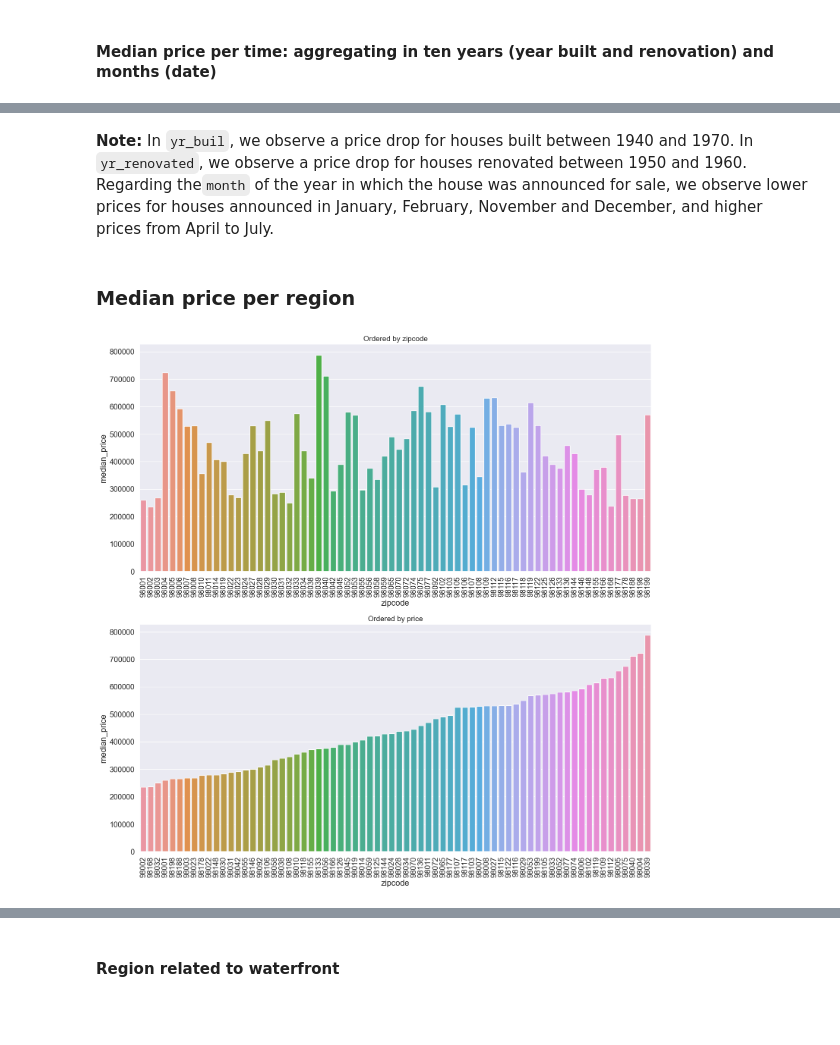
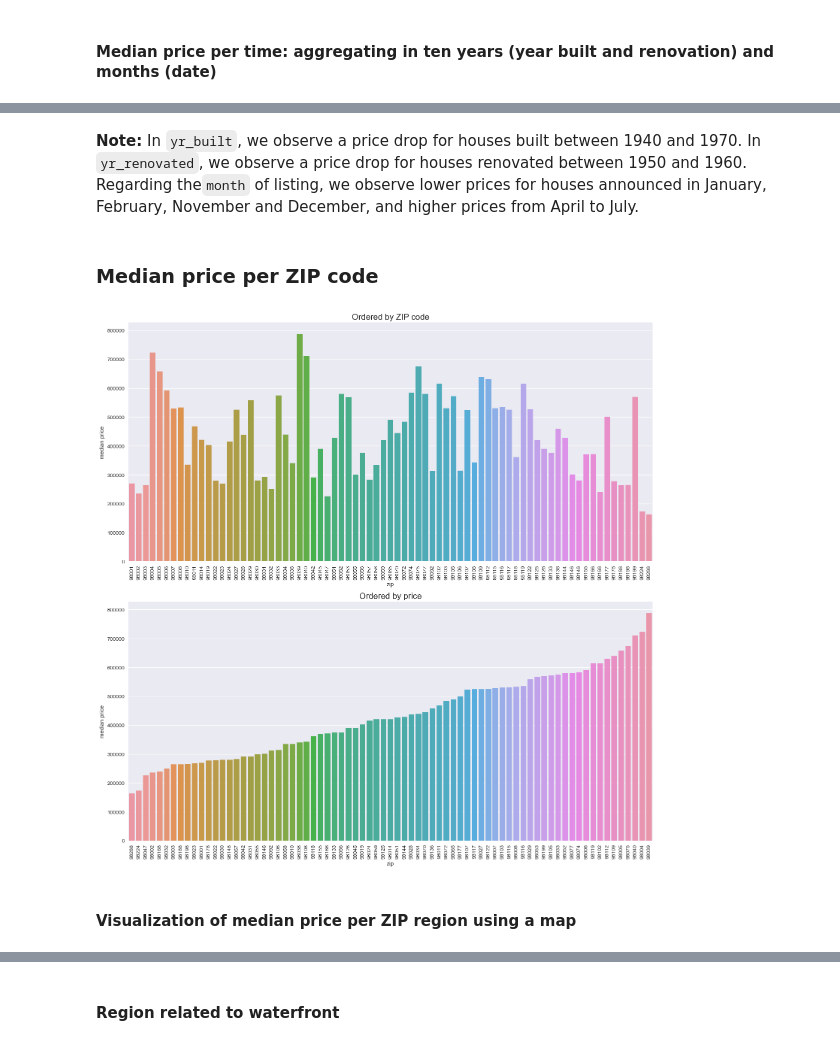
Before and after one commit to ricardobgarcia/kc_house_project, a Jupyter notebook: project_kc_house_dataset.ipynb, the cells around one changed output, grey strips where cells are left out. Saved outputs shown, nothing was run; the diff lists cells and outputs as text; code cells hidden in the pictures; blank space fills up the shorter version.

```diff
--- a/project_kc_house_dataset.ipynb
+++ b/project_kc_house_dataset.ipynb
@@ -42,7 +72,7 @@ import seaborn as sns
 # %%
 # Values up to 2 decimals 0.00
 pd.set_option('display.float_format', '{:.2f}'.format )
-# Plot font scale
-sns.set(font_scale=1.3)
+# plots with seaborn style
+plt.style.use('seaborn')
 # %% [markdown]
 # Data
@@ -314,0 +400,22 @@ data['waterfront'] = data['waterfront'].apply(lambda x: 'yes' if x == 1 else 'no
+# %%
+# Creating a function for checking coordinates
+def check_geometry(x):
+    ''' This function receives a geometry Point
+        and returns which zip region contains this Point
+    '''
+    # for each zip region
+    for i in gdf_kc_zips.index:
+        # if this region contains the point, return the zip code
+        if gdf_kc_zips['geometry'][i].contains(x):
+            # Return neighbourhood name that contains the coordinates
+            return gdf_kc_zips['ZIP'][i]
+
+
+# For each point in data['geometry'], get the corresponding zip code
+data['zip'] = data['geometry'].apply(lambda x: check_geometry(x))
+
+# Some zip are null, so we just repeat the dataset zipcode
+data['zip'] = data[['zipcode','zip']].apply(lambda x: x['zipcode'] if pd.isnull(x['zip'])
+                                                      else x['zip'], axis=1)
+# Convert from float to int type
+data['zip'] = data['zip'].astype(int)
@@ -492,33 +657,36 @@ plt.show()
 # %% [markdown]
-<b>Note:</b> In `yr_buil`, we observe a price drop for houses built between 1940 and 1970. In `yr_renovated`, we observe a price drop for houses renovated between 1950 and 1960. <br>
-Regarding the`month` of the year in which the house was announced for sale, we observe lower prices for houses announced in January, February, November and December, and higher prices from April to July.
+<b>Note:</b> In `yr_built`, we observe a price drop for houses built between 1940 and 1970. In `yr_renovated`, we observe a price drop for houses renovated between 1950 and 1960. <br>
+Regarding the`month` of listing, we observe lower prices for houses announced in January, February, November and December, and higher prices from April to July.
 # %% [markdown]
-### Median price per region
+### Median price per ZIP code
 # %%
+# Create a dashboard with 2 plots
 fig = plt.figure(figsize=(15, 15))
 specs = gridspec.GridSpec(nrows=2, ncols=1 , figure=fig)
 
 ax1 = fig.add_subplot(specs[0, 0])
 ax2 = fig.add_subplot(specs[1, 0])
 
 
 # Plot 1
-df = data[['zipcode','price']].groupby('zipcode').median().sort_values('price').reset_index()
-df.columns=['zipcode', 'median_price']
-sns.barplot(data=df, y='median_price', x='zipcode', ax=ax1)
-ax1.set_title('Ordered by zipcode', fontsize=14)
+df = data[['zip','price']].groupby('zip').median().sort_values('price').reset_index()
+df.columns=['zip', 'median price']
+sns.barplot(data=df, y='median price', x='zip', ax=ax1)
+ax1.set_title('Ordered by ZIP code', fontsize=16)
 ax1.tick_params(axis='x', labelrotation=90);
 
 # Plot 2
-df = data[['zipcode','price']].groupby('zipcode').median().sort_values('price').reset_index()
-df['zipcode'] = df['zipcode'].astype(str)
-df.columns=['zipcode', 'median_price']
-sns.barplot(data=df, y='median_price',x='zipcode')
-ax2.set_title('Ordered by price', fontsize=14)
+df = data[['zip','price']].groupby('zip').median().sort_values('price').reset_index()
+df['zip'] = df['zip'].astype(str)
+df.columns=['zip', 'median price']
+sns.barplot(data=df, y='median price',x='zip')
+ax2.set_title('Ordered by price', fontsize=16)
 ax2.tick_params(axis='x', labelrotation=90);
 
 
 plt.tight_layout()
 plt.show()
 # %% [output]
-[figure, old version]
+[figure, new version]
+# %% [markdown]
+#### Visualization of median price per ZIP region using a map
```
Also changed, not shown: parts of 87 cells of this notebook.
